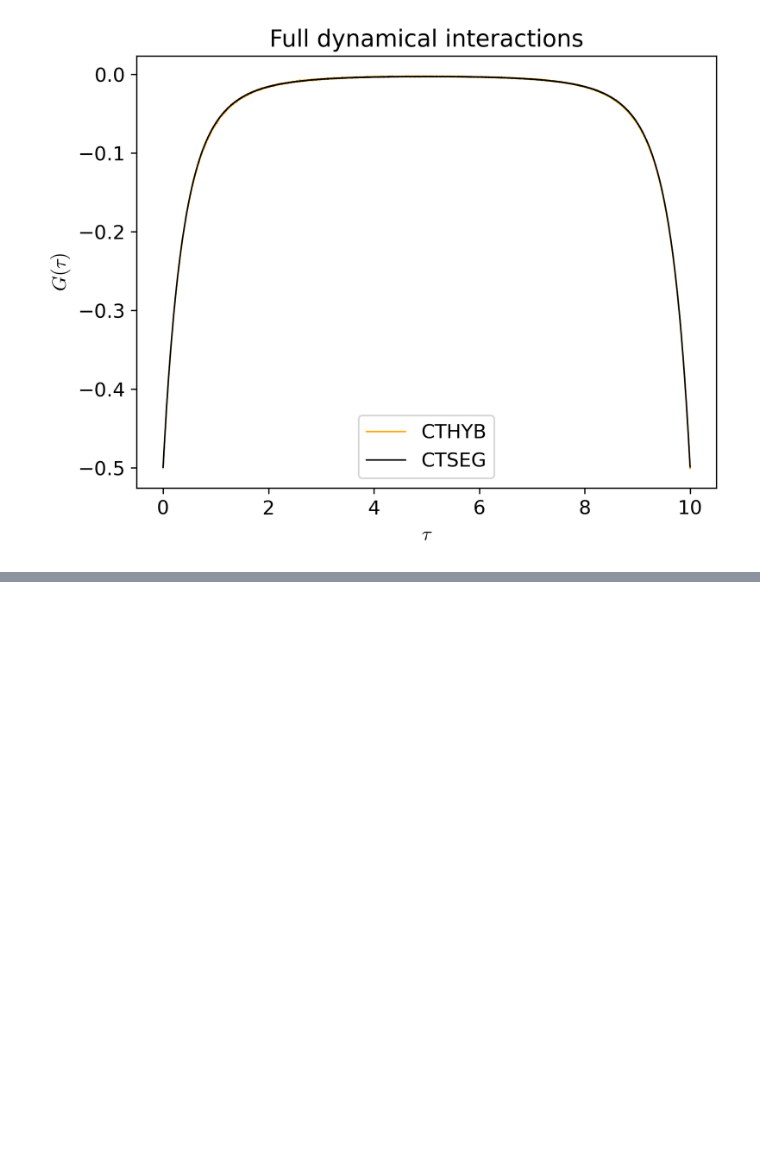
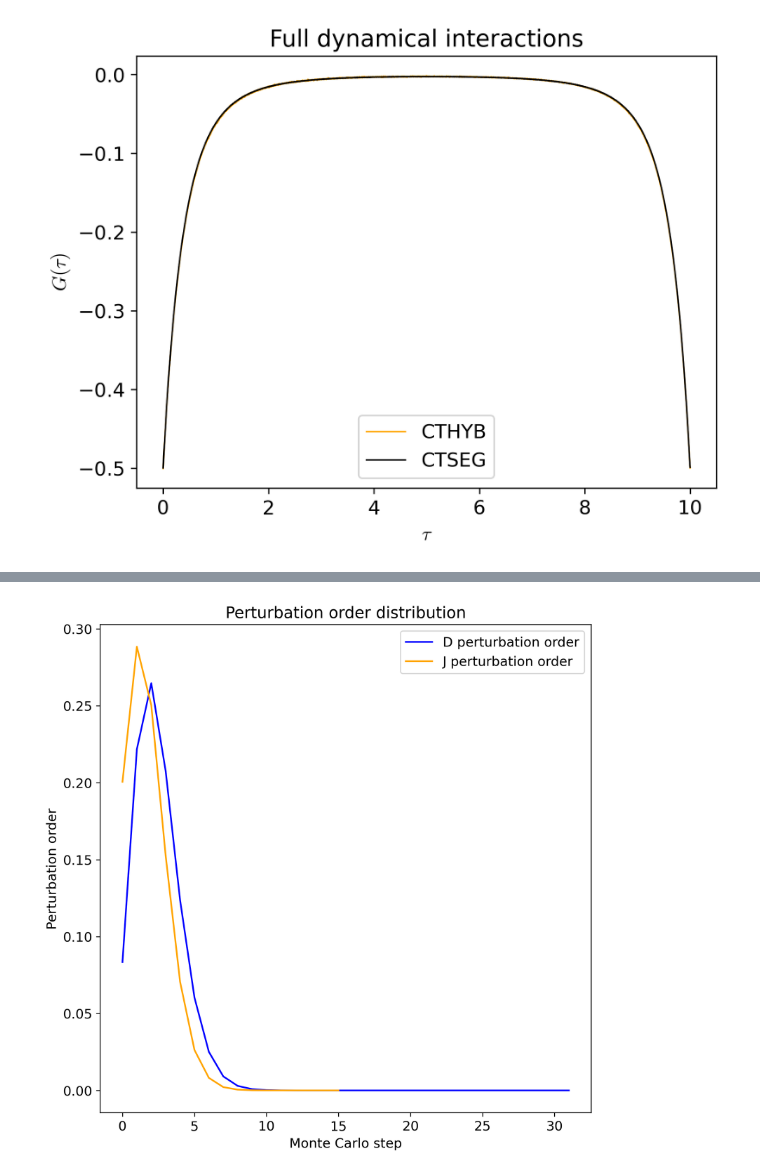
Before and after one commit to andrewkhardy/cthyb, a Jupyter notebook: benchmark/dynamic_int/CTHYB_Benchmarking.ipynb, the cells around one changed output, grey strips where cells are left out. Cells and saved outputs as stored; diff of their text form; code cells hidden in the pictures; blank space fills up the shorter version.

```diff
--- a/benchmark/dynamic_int/CTHYB_Benchmarking.ipynb
+++ b/benchmark/dynamic_int/CTHYB_Benchmarking.ipynb
@@ -198,0 +265,11 @@ plt.show()
+# %%
+plt.figure(figsize=(8,8))
+plt.plot(d, color="blue", label="D perturbation order")
+plt.plot(j, color="orange", label="J perturbation order")
+plt.title("Perturbation order distribution")
+plt.xlabel("Monte Carlo step")
+plt.ylabel("Perturbation order")
+plt.legend()
+plt.show()
+# %% [output]
+[figure, added]
```
Also changed, not shown: parts of 7 cells of this notebook, 1 other file.
